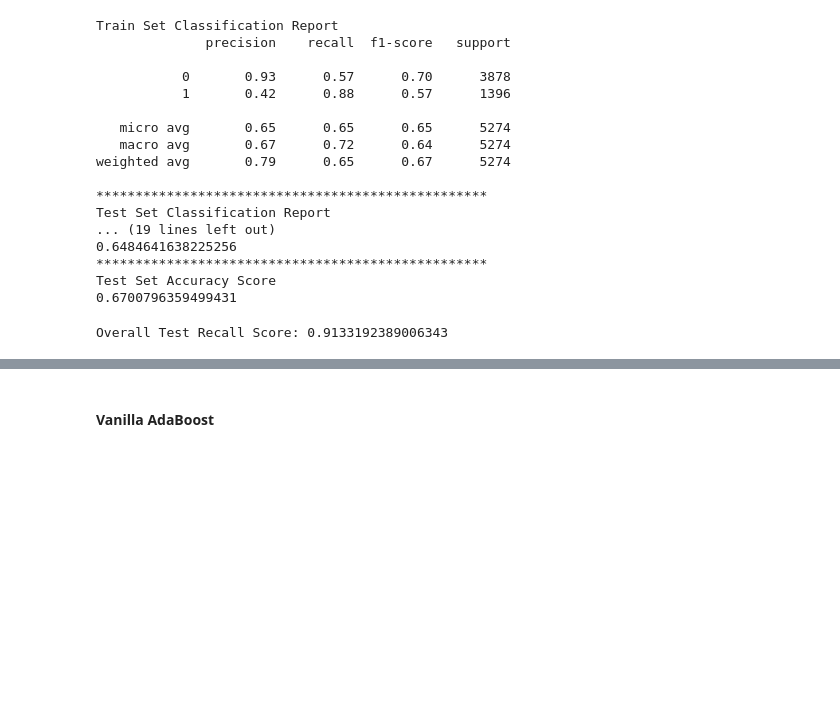
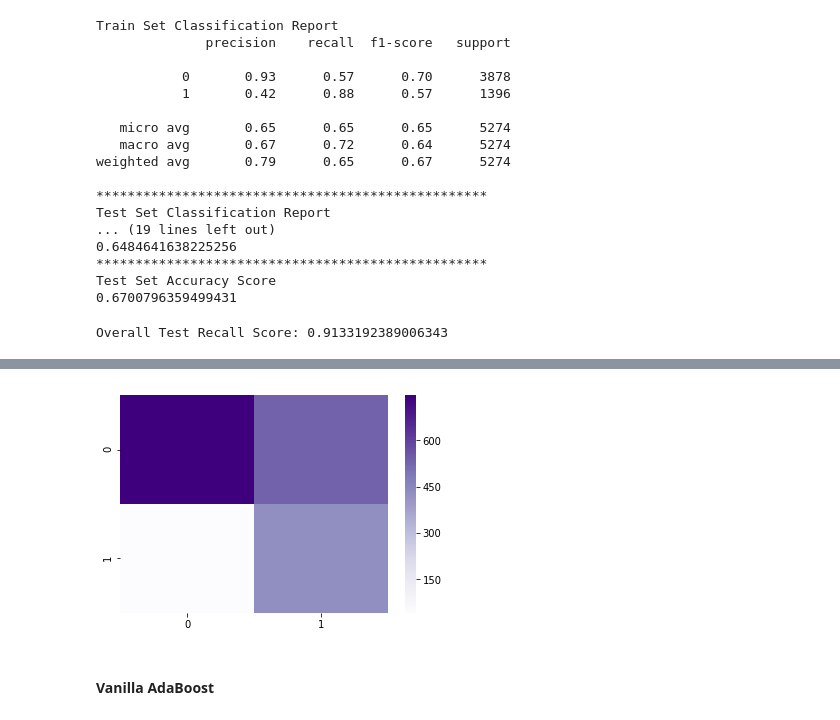
Before and after one commit to steeznation16/hackathon-jan-2019-clf, a Jupyter notebook: The-Great-Hackathon-of-January-2019.ipynb, the cells around one changed output, grey strips where cells are left out. Cells and saved outputs as stored; diff of their text form; code cells hidden in the pictures; blank space fills up the shorter version.

```diff
--- a/The-Great-Hackathon-of-January-2019.ipynb
+++ b/The-Great-Hackathon-of-January-2019.ipynb
@@ -722,3 +738,8 @@ Overall Test Recall Score: 0.9133192389006343
+# %%
+dt_cm = confusion_matrix(y_test, op_dt_test_preds)
+sns.heatmap(dt_cm, annot=False, xticklabels=True, fmt='.16g', cmap='Purples');
+# %% [output]
+[figure, added]
 # %% [markdown]
 #### Vanilla AdaBoost
 # %%
```
Also changed, not shown: parts of 4 cells of this notebook.
